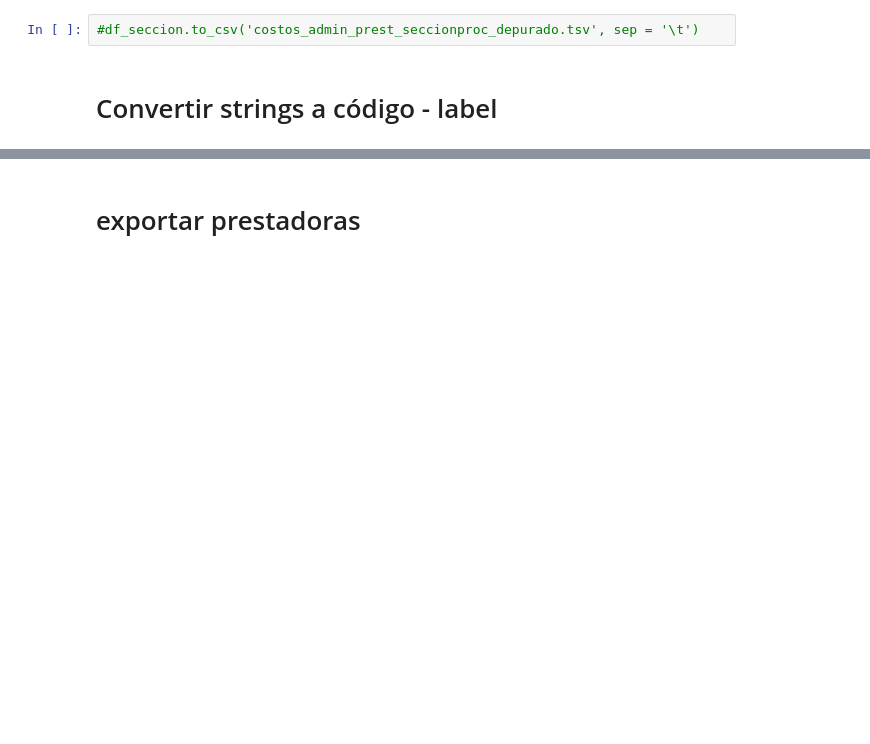
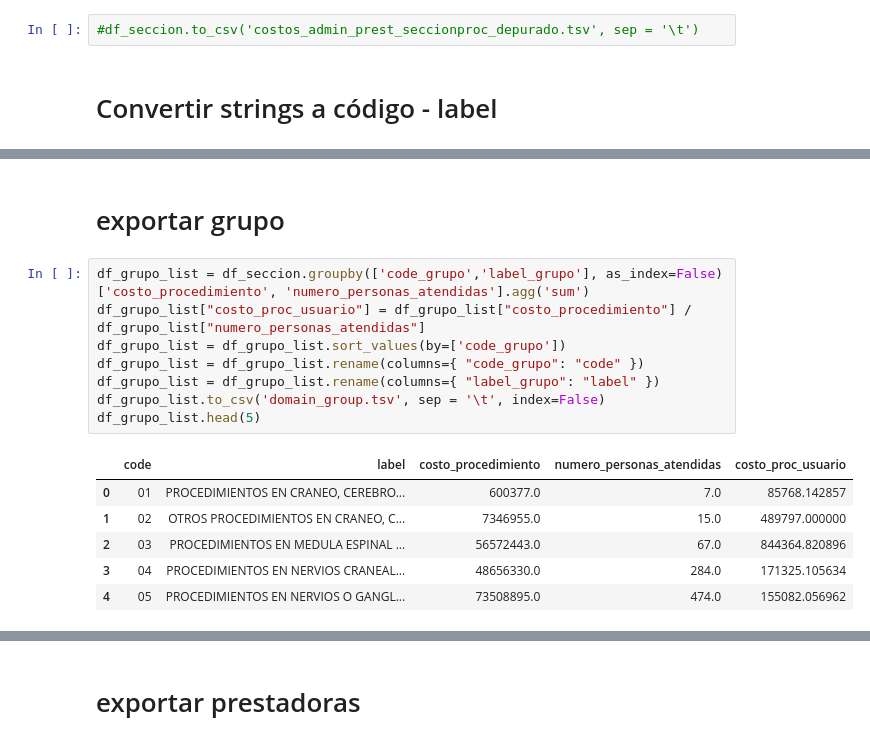
Before and after one commit to dersteppenwolf/isis4822_final_project, a Jupyter notebook: etl/costos_admin_prest_proc.ipynb, the cells around one changed output, grey strips where cells are left out. Drawn from its saved outputs; the diff is of its cells as text; blank space fills up the shorter version.

```diff
--- a/etl/costos_admin_prest_proc.ipynb
+++ b/etl/costos_admin_prest_proc.ipynb
@@ -347,0 +412,17 @@ df_seccion_codes.to_csv('costos_admin_prest_seccionproc_depurado_codes.tsv', sep
+# %% [markdown]
+# exportar grupo
+# %%
+df_grupo_list = df_seccion.groupby(['code_grupo','label_grupo'], as_index=False)['costo_procedimiento', 'numero_personas_atendidas'].agg('sum')
+df_grupo_list["costo_proc_usuario"] = df_grupo_list["costo_procedimiento"] / df_grupo_list["numero_personas_atendidas"]
+df_grupo_list = df_grupo_list.sort_values(by=['code_grupo'])
+df_grupo_list = df_grupo_list.rename(columns={ "code_grupo": "code" })
+df_grupo_list = df_grupo_list.rename(columns={ "label_grupo": "label" })
+df_grupo_list.to_csv('domain_group.tsv', sep = '\t', index=False)
+df_grupo_list.head(5)
+# %% [output]
+|  | code | label | costo_procedimiento | numero_personas_atendidas | costo_proc_usuario |
+| 0 | 01 | PROCEDIMIENTOS EN CRANEO, CEREBRO... | 600377.0 | 7.0 | 85768.142857 |
+| 1 | 02 | OTROS PROCEDIMIENTOS EN CRANEO, C... | 7346955.0 | 15.0 | 489797.000000 |
+| 2 | 03 | PROCEDIMIENTOS EN MEDULA ESPINAL ... | 56572443.0 | 67.0 | 844364.820896 |
+| 3 | 04 | PROCEDIMIENTOS EN NERVIOS CRANEAL... | 48656330.0 | 284.0 | 171325.105634 |
+| 4 | 05 | PROCEDIMIENTOS EN NERVIOS O GANGL... | 73508895.0 | 474.0 | 155082.056962 |
```
Also changed, not shown: parts of 30 cells of this notebook, 10 other files.
